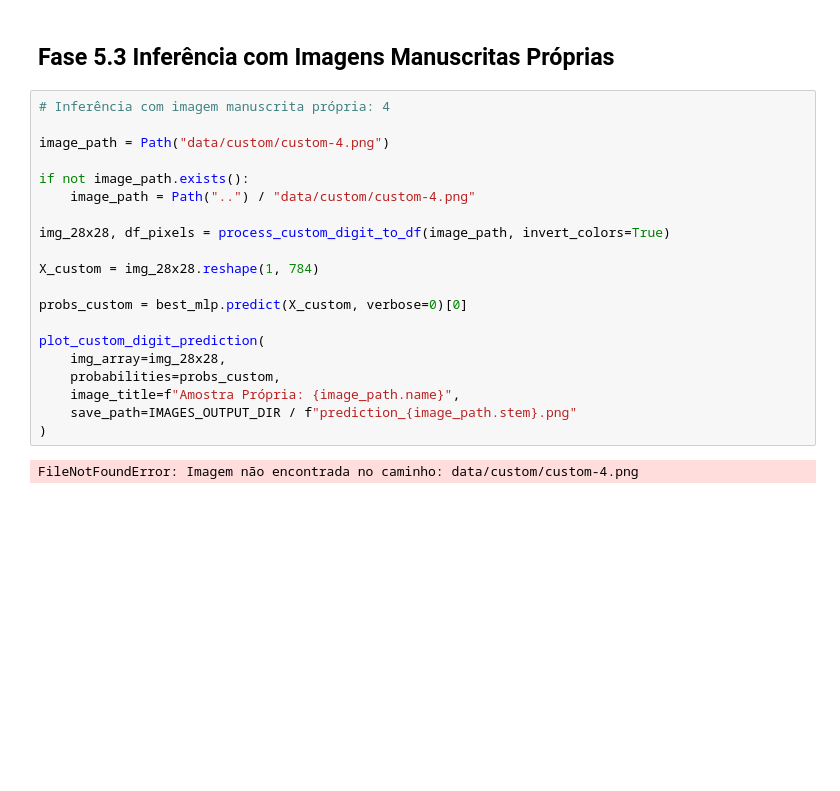
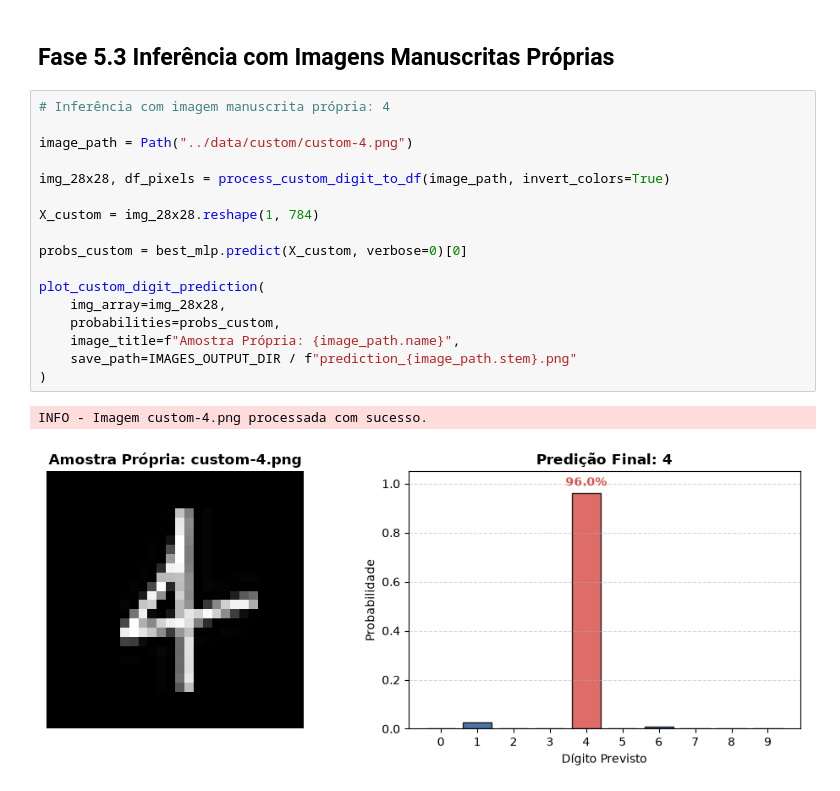
Before and after one commit to FelipeQue/mnist-digit-recognition, a Jupyter notebook: notebooks/cernere.ipynb, the cells around one changed output. Saved outputs shown, nothing was run; the diff lists cells and outputs as text; blank space fills up the shorter version.

```diff
--- a/notebooks/cernere.ipynb
+++ b/notebooks/cernere.ipynb
@@ -578,22 +578,20 @@ No caso do 9 parece muito nítida a capacidade de percepção visual do traço i
 # %%
 # Inferência com imagem manuscrita própria: 4
 
-image_path = Path("data/custom/custom-4.png")
-
-if not image_path.exists():
-    image_path = Path("..") / "data/custom/custom-4.png"
+image_path = Path("../data/custom/custom-4.png")
 
 img_28x28, df_pixels = process_custom_digit_to_df(image_path, invert_colors=True)
 
 X_custom = img_28x28.reshape(1, 784)
 
 probs_custom = best_mlp.predict(X_custom, verbose=0)[0]
 
 plot_custom_digit_prediction(
     img_array=img_28x28,
     probabilities=probs_custom,
     image_title=f"Amostra Própria: {image_path.name}",
     save_path=IMAGES_OUTPUT_DIR / f"prediction_{image_path.stem}.png"
 )
 # %% [output]
-FileNotFoundError: Imagem não encontrada no caminho: data/custom/custom-4.png
+INFO - Imagem custom-4.png processada com sucesso.
+[figure, added]
```
Also changed, not shown: parts of 1 cell of this notebook, 1 other file.
